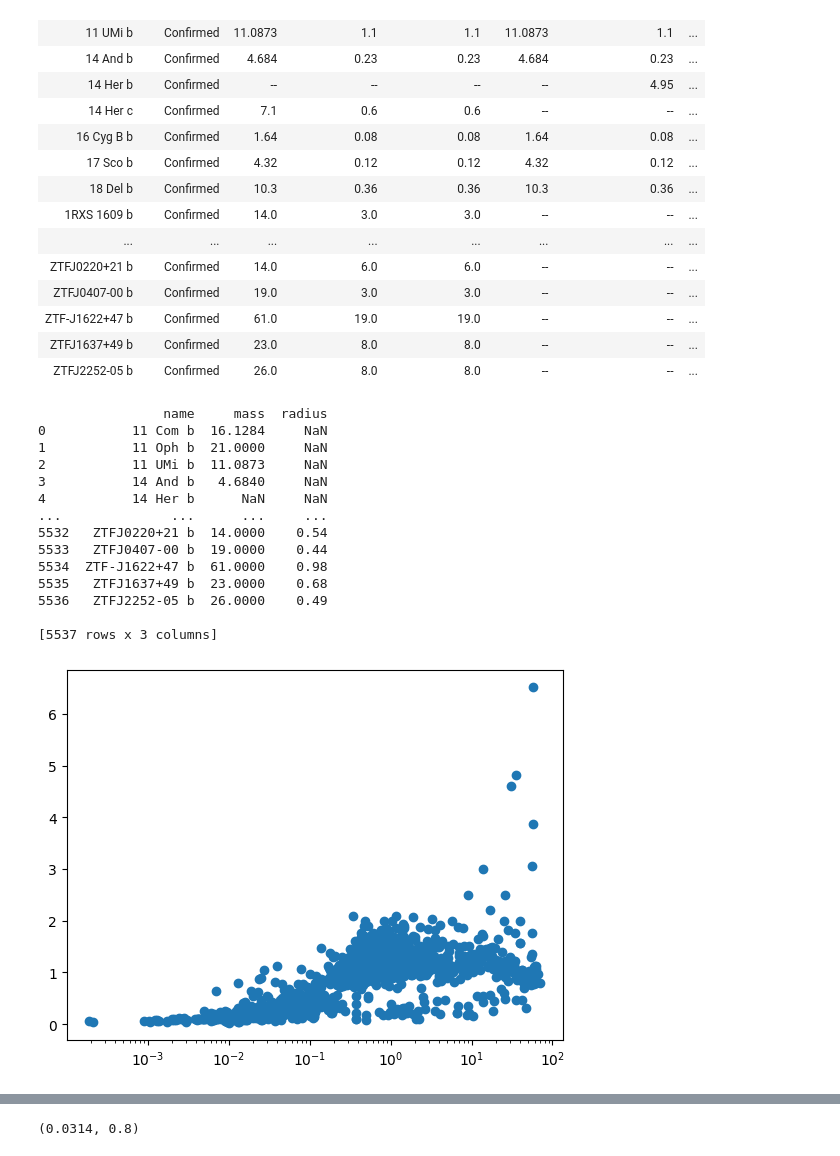
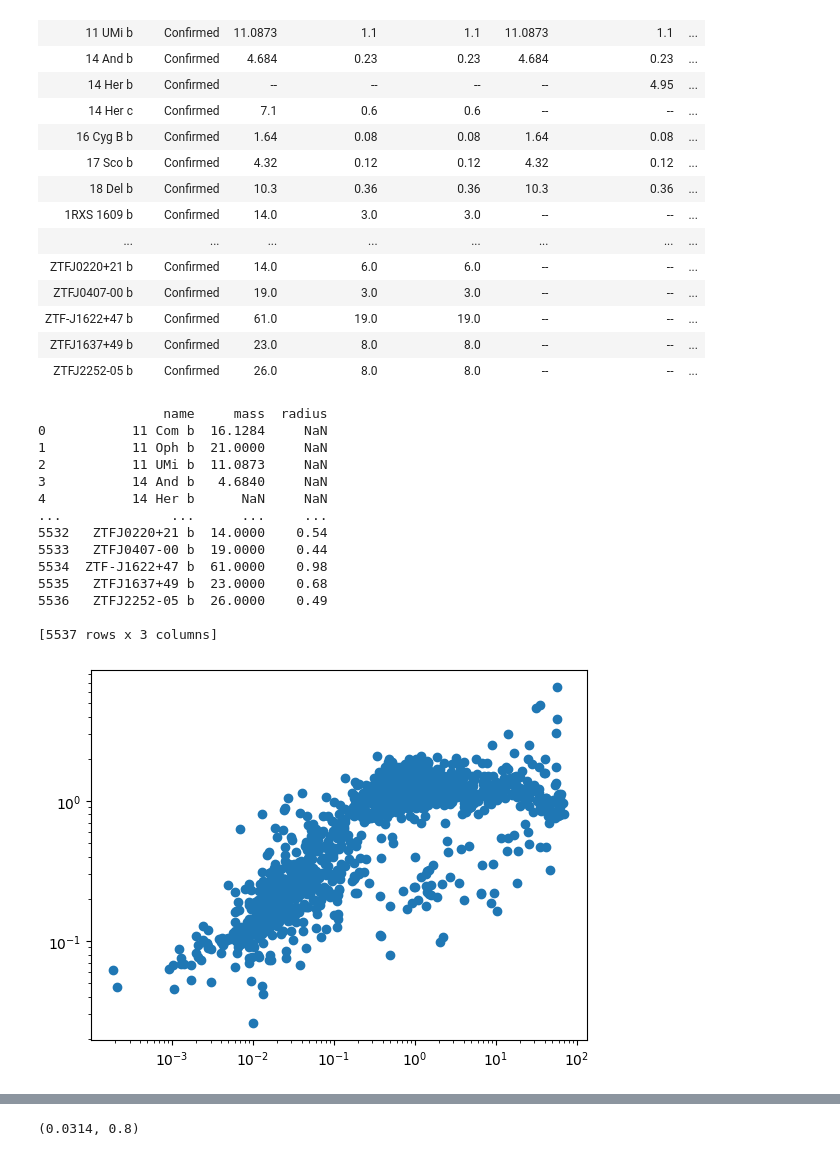
Before and after one commit to samkampitsch/data-and-statistics, a Jupyter notebook: Exoplanets.ipynb, the cells around one changed output, grey strips where cells are left out. Saved outputs shown, nothing was run; the diff lists cells and outputs as text; code cells hidden in the pictures.

```diff
--- a/Exoplanets.ipynb
+++ b/Exoplanets.ipynb
@@ -204,7 +198,6 @@ Table length=5537
 | ZTFJ1637+49 b | Confirmed | 23.0 | 8.0 | 8.0 | -- | -- | ... |
 | ZTFJ2252-05 b | Confirmed | 26.0 | 8.0 | 8.0 | -- | -- | ... |
 # %%
-
 import pandas as pd
 
 full_dataset = pd.read_csv("exoplanet.eu_catalog.csv")
@@ -217,10 +210,6 @@ selected_data = full_dataset[selected_columns]
 
 # Display the result
 print(selected_data)
-
-plt.plot(mass[mask], radius[mask], "o")
-plt.semilogx()
-plt.show()
 # %% [output]
                 name     mass  radius
 0           11 Com b  16.1284     NaN
@@ -236,7 +225,17 @@ plt.show()
 5536   ZTFJ2252-05 b  26.0000    0.49
 
 [5537 rows x 3 columns]
-[figure, removed]
+# %%
+mass = table["mass"]
+radius = table["radius"]
+mask = (mass>0) * (radius>0)
+
+plt.plot(mass[mask], radius[mask], "o")
+plt.semilogx()
+plt.semilogy()
+plt.show()
+# %% [output]
+[figure, added]
 # %%
 plt.figure(figsize=(8,8))
 
```
Also changed, not shown: parts of 12 cells of this notebook.
